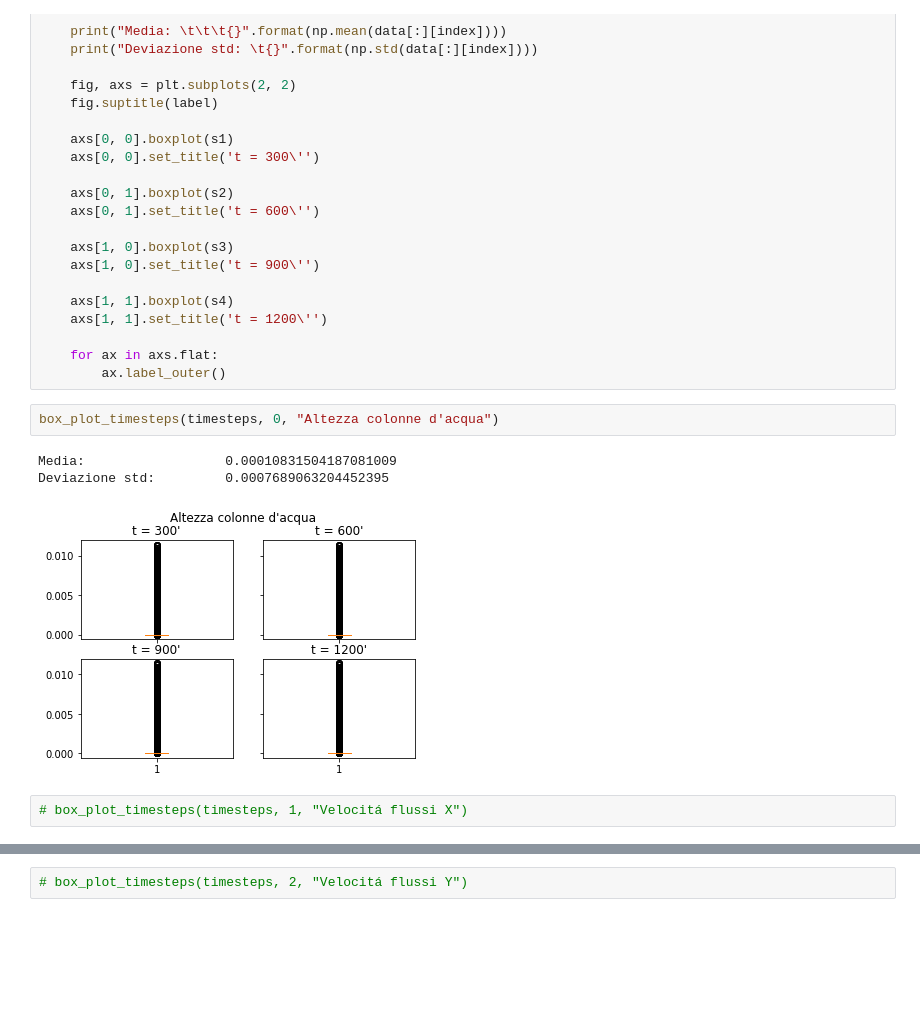
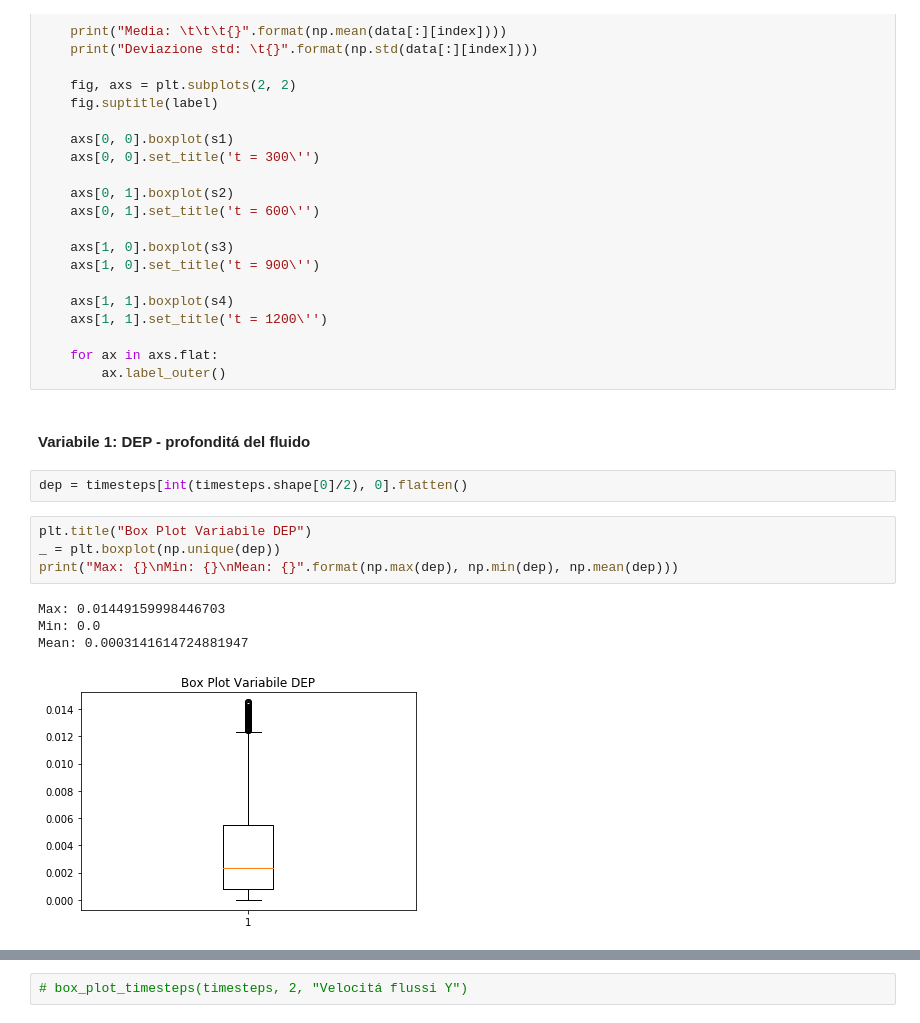
Before and after one commit to halixness/swe-nn-tesi, a Jupyter notebook: notebooks/03-data-understanding.ipynb, the cells around one changed output, grey strips where cells are left out. Drawn from its saved outputs; the diff is of its cells as text; blank space fills up the shorter version.

```diff
--- a/notebooks/03-data-understanding.ipynb
+++ b/notebooks/03-data-understanding.ipynb
@@ -110,11 +104,16 @@ def box_plot_timesteps(data, index, label):
 
     for ax in axs.flat:
         ax.label_outer()
-# %%
-box_plot_timesteps(timesteps, 0, "Altezza colonne d'acqua")
-# %% [output]
-Media:                  0.00010831504187081009
-Deviazione std:         0.0007689063204452395
-[figure, removed]
-# %%
-# box_plot_timesteps(timesteps, 1, "Velocitá flussi X")
+# %% [markdown]
+#### Variabile 1: DEP - profonditá del fluido
+# %%
+dep = timesteps[int(timesteps.shape[0]/2), 0].flatten()
+# %%
+plt.title("Box Plot Variabile DEP")
+_ = plt.boxplot(np.unique(dep))
+print("Max: {}\nMin: {}\nMean: {}".format(np.max(dep), np.min(dep), np.mean(dep)))
+# %% [output]
+Max: 0.01449159998446703
+Min: 0.0
+Mean: 0.0003141614724881947
+[figure, added]
```
Also changed, not shown: parts of 11 cells of this notebook, 12 other files.
